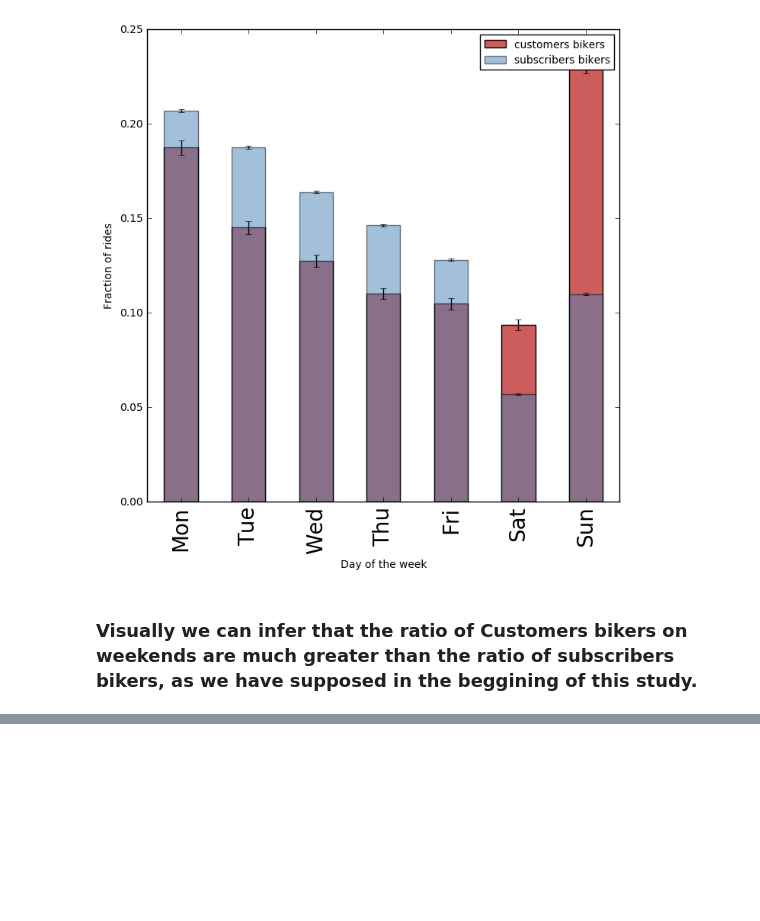
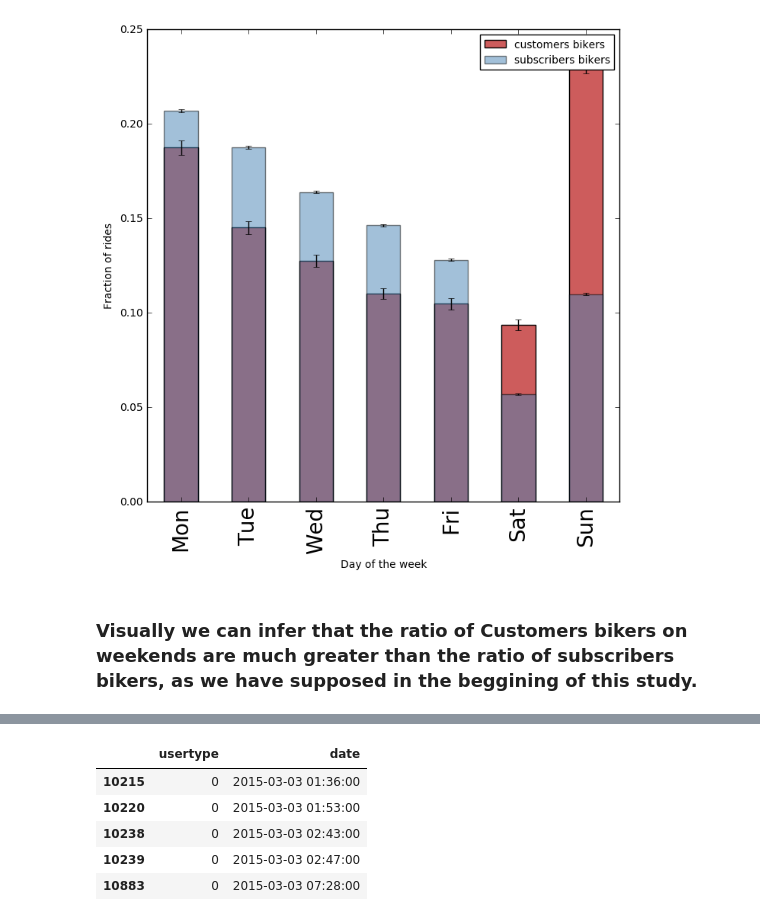
Before and after one commit to amyoshino/PUI2016_amy324, a Jupyter notebook: HW3_amy324/Homework_3_Assigment_2_amy324.ipynb, the cells around one changed output, grey strips where cells are left out. Cells and saved outputs as stored; diff of their text form; code cells hidden in the pictures; blank space fills up the shorter version.

```diff
--- a/HW3_amy324/Homework_3_Assigment_2_amy324.ipynb
+++ b/HW3_amy324/Homework_3_Assigment_2_amy324.ipynb
@@ -190,0 +215,15 @@ pl.legend(['customers bikers','subscribers bikers'],fontsize=10)
+# %%
+df_wend_c = df[(df['usertype']==0) & (df.date.dt.weekday == (0 or 1))]
+df_wend_s = df[(df['usertype']==1) & (df.date.dt.weekday == (0 or 1))]
+
+df_week_c = df[(df['usertype']==0) & (df.date.dt.weekday != (0 or 1))]
+df_week_s = df[(df['usertype']==1) & (df.date.dt.weekday != (0 or 1))]
+# %%
+df_wend_c.head()
+# %% [output]
+|  | usertype | date |
+| 10215 | 0 | 2015-03-03 01:36:00 |
+| 10220 | 0 | 2015-03-03 01:53:00 |
+| 10238 | 0 | 2015-03-03 02:43:00 |
+| 10239 | 0 | 2015-03-03 02:47:00 |
+| 10883 | 0 | 2015-03-03 07:28:00 |
```
Also changed, not shown: parts of 15 cells of this notebook.
